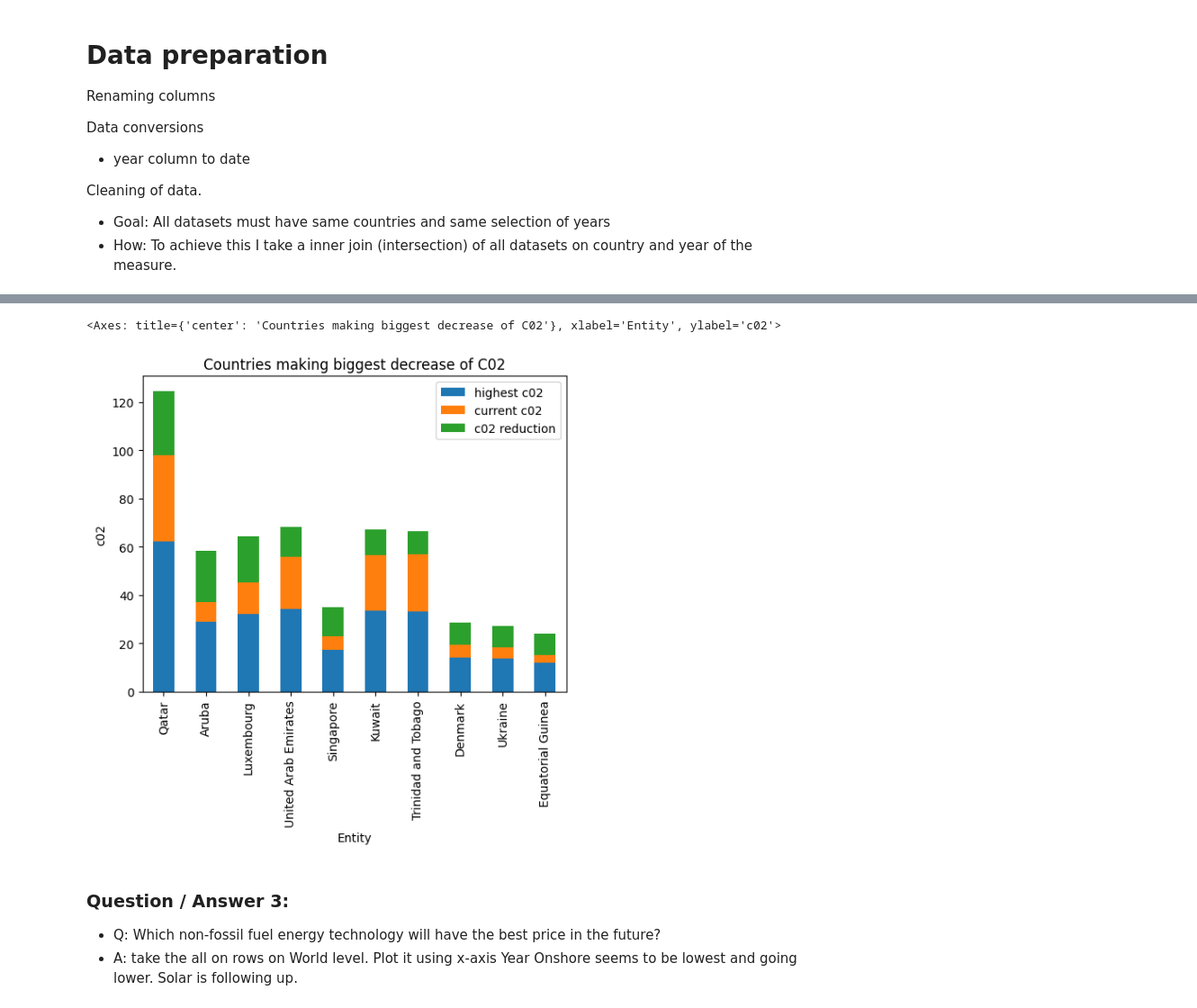
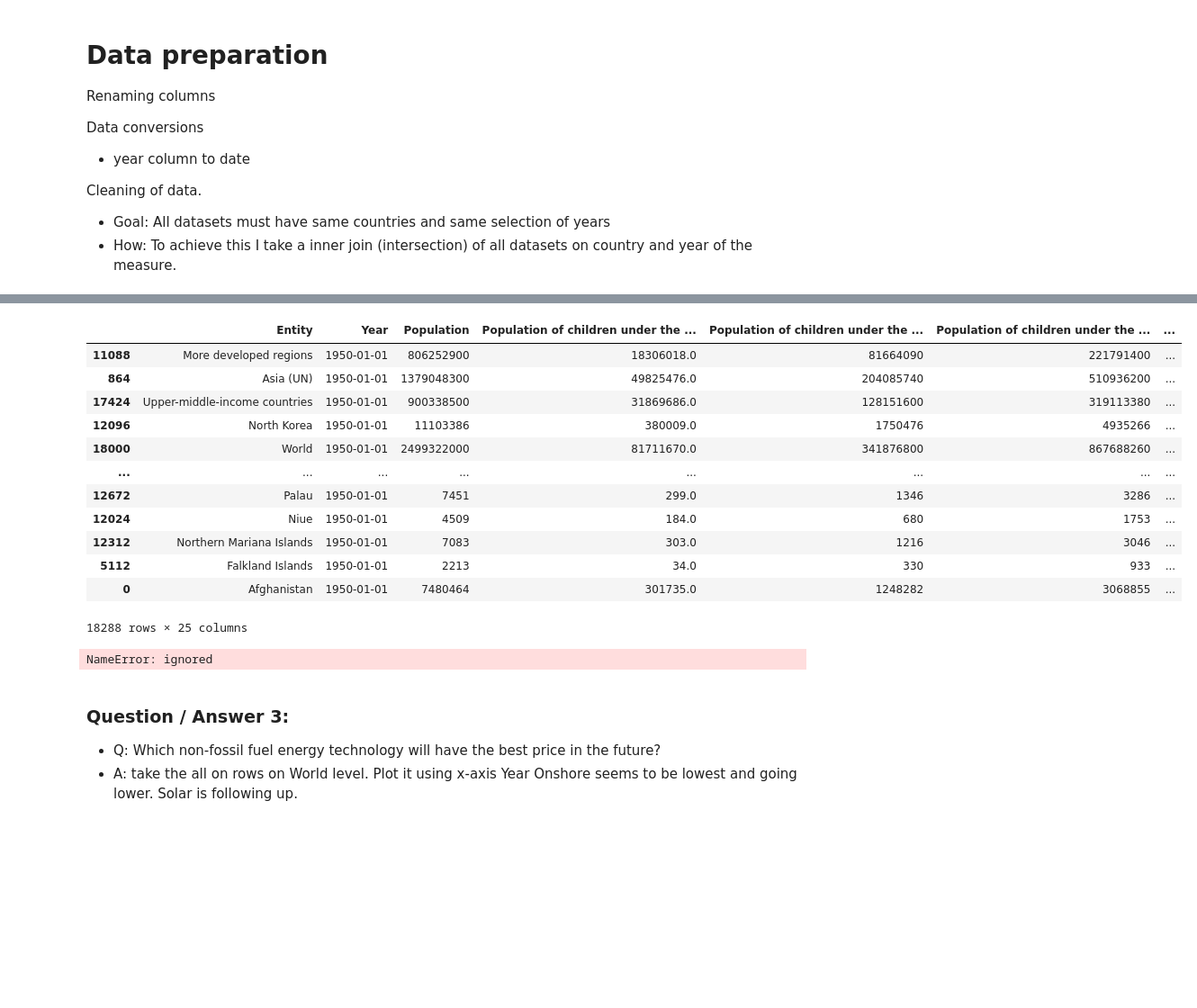
Before and after one commit to ayuksekdag/winacademy_python_dna, a Jupyter notebook: final_assignment/final_co2Project.ipynb, the cells around one changed output, grey strips where cells are left out. Shown at 90% size. Cells and saved outputs as stored; diff of their text form; code cells hidden in the pictures; blank space fills up the shorter version.

```diff
--- a/final_assignment/final_co2Project.ipynb
+++ b/final_assignment/final_co2Project.ipynb
@@ -184,5 +199,30 @@ plt.show()
 The top 10 is listed in a stacked bar chart
+# %%
+df = pop.copy()
+#pop.set_index('Entity','Year', inplace = True)
+
+df['relative_change_pop'] = pop['Population'].pct_change()
+
+df.sort_values('relative_change_pop', ascending=False)
+# %% [output]
+|  | Entity | Year | Population | Population of children under the ... | Population of children under the ... | Population of children under the ... | ... |
+| 11088 | More developed regions | 1950-01-01 | 806252900 | 18306018.0 | 81664090 | 221791400 | ... |
+| 864 | Asia (UN) | 1950-01-01 | 1379048300 | 49825476.0 | 204085740 | 510936200 | ... |
+| 17424 | Upper-middle-income countries | 1950-01-01 | 900338500 | 31869686.0 | 128151600 | 319113380 | ... |
+| 12096 | North Korea | 1950-01-01 | 11103386 | 380009.0 | 1750476 | 4935266 | ... |
+| 18000 | World | 1950-01-01 | 2499322000 | 81711670.0 | 341876800 | 867688260 | ... |
+| ... | ... | ... | ... | ... | ... | ... | ... |
+| 12672 | Palau | 1950-01-01 | 7451 | 299.0 | 1346 | 3286 | ... |
+| 12024 | Niue | 1950-01-01 | 4509 | 184.0 | 680 | 1753 | ... |
+| 12312 | Northern Mariana Islands | 1950-01-01 | 7083 | 303.0 | 1216 | 3046 | ... |
+| 5112 | Falkland Islands | 1950-01-01 | 2213 | 34.0 | 330 | 933 | ... |
+| 0 | Afghanistan | 1950-01-01 | 7480464 | 301735.0 | 1248282 | 3068855 | ... |
+18288 rows × 25 columns
 # %%
+
+pop.head(4)
+
+
 #get the max c02 by Entity
 entity_max_c02= (merged_co2_gdp_engy
  .groupby('Entity')['c02']
@@ -237,8 +277,7 @@ entity_max_c02_and_max_year_c02 = entity_max_c02_and_max_year_c02.rename(columns
    )
 )
 # %% [output]
-<Axes: title={'center': 'Countries making biggest decrease of C02'}, xlabel='Entity', ylabel='c02'>
+NameError: ignored
-[figure, removed]
 # %% [markdown]
 ### Question / Answer 3:
 - Q: Which non-fossil fuel energy technology will have the best price in the future?
```
Also changed, not shown: parts of 9 cells of this notebook.
